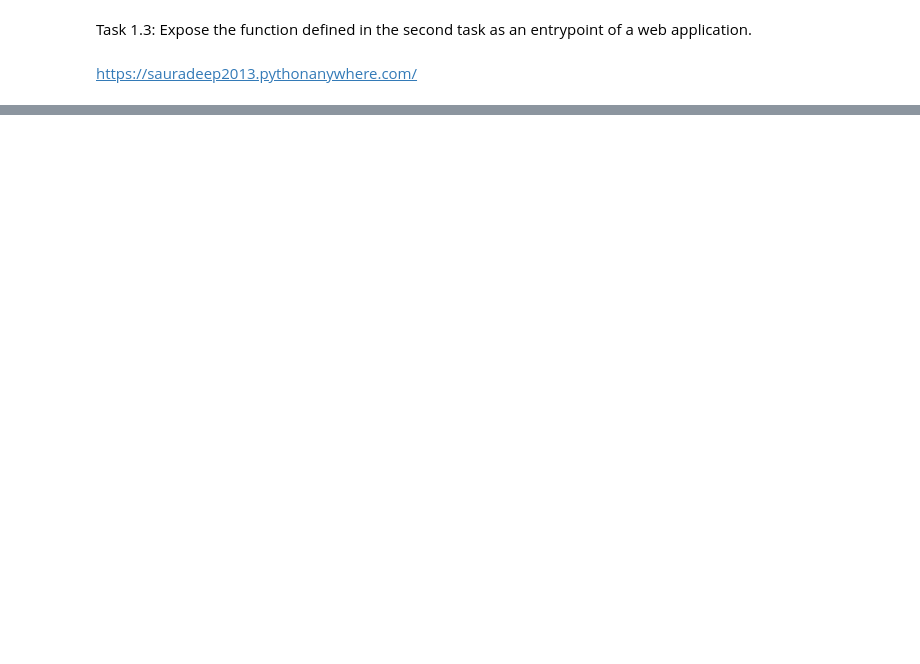
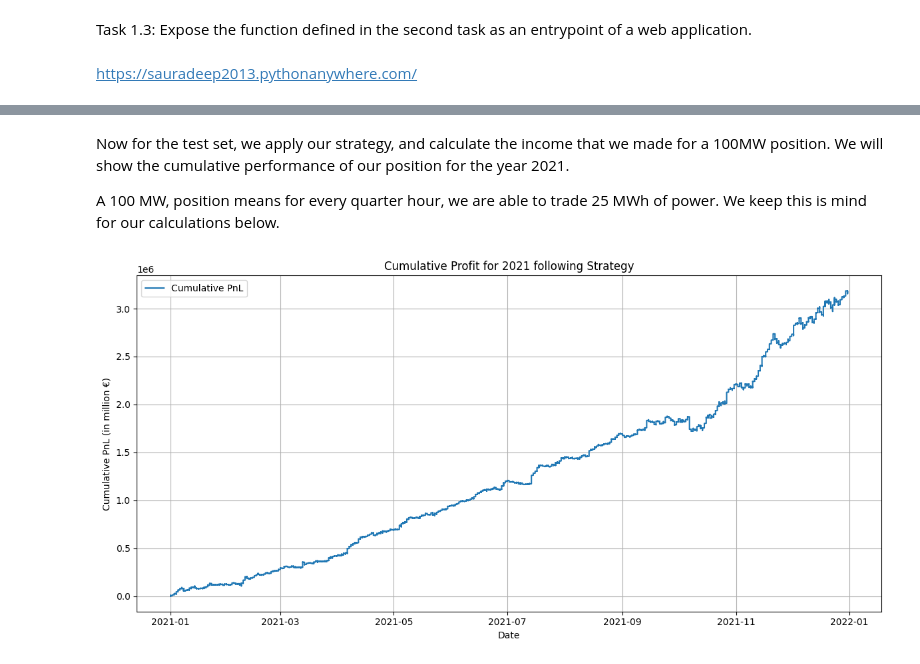
Before and after one commit to Sauradeep2024/QuantChallenge_Deep, a Jupyter notebook: FLXPWR.ipynb, the cells around one changed output, grey strips where cells are left out. Drawn from its saved outputs; the diff is of its cells as text; code cells hidden in the pictures; blank space fills up the shorter version.

```diff
--- a/FLXPWR.ipynb
+++ b/FLXPWR.ipynb
@@ -73,0 +79,8 @@ https://sauradeep2013.pythonanywhere.com/
+# %%
+import pandas as pd
+df= pd.read_excel(
+    "/Users/apple/Desktop/QuantChallenge_Deep/analysis_task_data_for_python.xlsx",
+    sheet_name="DE_Wind_PV_Prices",
+    header=0
+    )
+df.head()
@@ -73,0 +230,4 @@ https://sauradeep2013.pythonanywhere.com/
+# %%
+df['DA-ID']= df['Day Ahead Price hourly [in EUR/MWh]'] - df['Intraday Price Price Quarter Hourly  [in EUR/MWh]']
+# %%
+df['Renewable production_DayAhead [MWh]']= df['PV Day Ahead Forecast [MWh]'] + df['Wind Day Ahead Forecast [MWh]']
@@ -73,0 +324,5 @@ https://sauradeep2013.pythonanywhere.com/
+# %%
+df["Renewable Forecast Error"] = (
+    df["Renewable production_DayAhead [MWh]"]
+  - df["Renewable energy production_Intraday (MWh)"]
+)
@@ -73,0 +604,53 @@ https://sauradeep2013.pythonanywhere.com/
+# %% [markdown]
+Now for the test set, we apply our strategy, and calculate the income that we made for a 100MW position. We will show the cumulative performance of our position for the year 2021.
+
+A 100 MW, position means for every quarter hour, we are able to trade 25 MWh of power. We keep this is mind for our calculations below.
+# %%
+# -----------------------------
+# Predict probabilities + threshold tuning
+# -----------------------------
+short_class_idx = list(pipe.named_steps["clf"].classes_).index("Short")
+y_proba = pipe.predict_proba(X)[:, short_class_idx]
+y_binary = (y == "Short").astype(int)
+
+prec, rec, thresh = precision_recall_curve(y_binary, y_proba)
+f1 = 2 * (prec * rec) / (prec + rec + 1e-8)
+best_idx = np.argmax(f1)
+best_thresh = thresh[best_idx]
+
+# -----------------------------
+# Final predictions
+# -----------------------------
+label_map = {"Long": 0, "Short": 1}
+inv_map = {v: k for k, v in label_map.items()}
+y_pred_bin = (y_proba > best_thresh).astype(int)
+y_pred_label = [inv_map[val] for val in y_pred_bin]
+df_model["Predicted_Strategy"] = y_pred_label
+
+# -----------------------------
+# PnL logic
+# -----------------------------
+df_model["PnL"] = df_model.apply(
+    lambda row: 25 * (row["Intraday Price Price Quarter Hourly  [in EUR/MWh]"] - row["Day Ahead Price hourly [in EUR/MWh]"])
+    if row["Predicted_Strategy"] == "Long"
+    else 25 * (row["Day Ahead Price hourly [in EUR/MWh]"] - row["Intraday Price Price Quarter Hourly  [in EUR/MWh]"]),
+    axis=1
+)
+
+# -----------------------------
+# Cumulative plot for 2021
+# -----------------------------
+
+df_model["Cumulative_PnL"] = df_model["PnL"].cumsum()
+
+plt.figure(figsize=(12, 6))
+plt.plot(df_model["Date"], df_model["Cumulative_PnL"], label="Cumulative PnL")
+plt.xlabel("Date")
+plt.ylabel("Cumulative PnL (in million €)")
+plt.title("Cumulative Profit for 2021 following Strategy")
+plt.grid(True)
+plt.legend()
+plt.tight_layout()
+plt.show()
+# %% [output]
+[figure, added]
```
Also changed, not shown: parts of 17 cells of this notebook, 4 other files.
